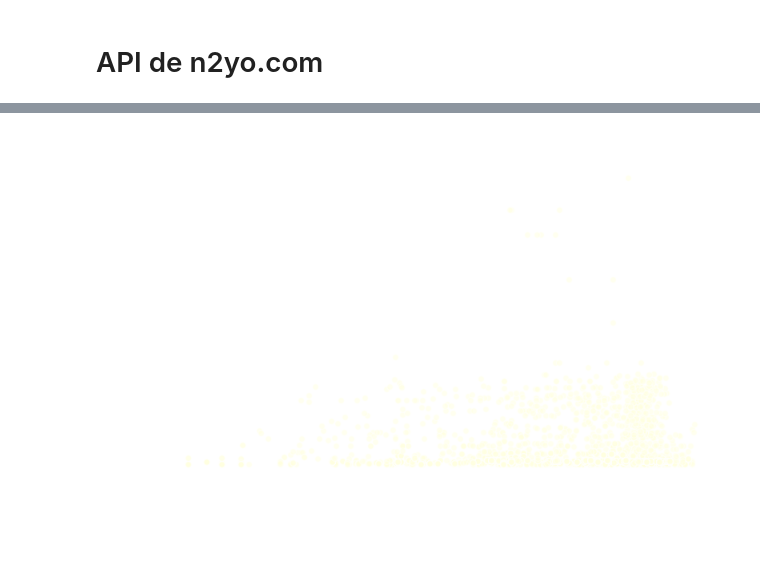
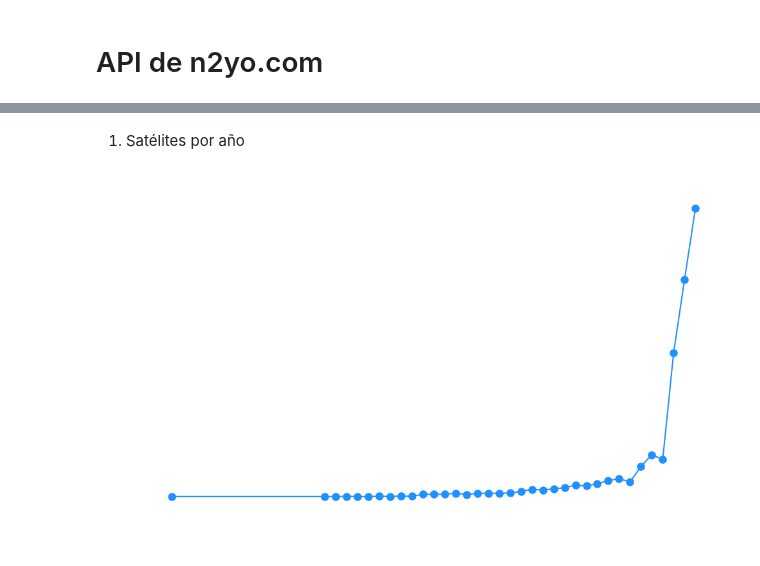
Before and after one commit to xavistem/satellite_data_analysis, a Jupyter notebook: satellite_data_analysis.ipynb, the cells around one changed output, grey strips where cells are left out. Saved outputs shown, nothing was run; the diff lists cells and outputs as text; code cells hidden in the pictures.

```diff
--- a/satellite_data_analysis.ipynb
+++ b/satellite_data_analysis.ipynb
@@ -335,7 +335,7 @@ for i in df_ucs[mask].index: # Recorre solo los índices donde mask es True (fil
     lat, lon, date = df_ucs.loc[i, ['lat', 'lon', 'date']] # Recuperamos lat/lon/date de la fila i, saca los 3 valores de esa fila
     weather_data = open_meteo_data(lat, lon, date) # Usamos la función de la API y guardamos esos 10 valores
     df_ucs.loc[i, columns] = weather_data # Asignamos esos datos a las 10 columnas de la misma fila
-    time.sleep(1) # Esto sirve para pausar un segundo entre petición y no sobrecargar la API
+    time.sleep(0.5) # Esto sirve para pausar un segundo entre petición y no sobrecargar la API
 # %%
 df_ucs.drop(columns=['precipitation_probability_mean', 'visibility_mean'], inplace=True)
 # %%
@@ -1365,22 +1229,34 @@ plt.show()
-# %%
-import matplotlib.pyplot as plt
-
-# Create scatter plot
-fig, ax = plt.subplots(figsize=(8, 5), facecolor='none')
-ax.scatter(df_ucs['temperature_2m_mean'], df_ucs['Launch Mass (kg.)'],
-           alpha=0.5, s=30, c='lightyellow', edgecolors='white')
-
-# Style
-ax.set_facecolor('none')
-fig.patch.set_alpha(0)
-for spine in ax.spines.values():
-    spine.set_color('white')
-ax.tick_params(colors='white')
-ax.set_title('Satellite Mass vs. Average Launch Temperature', color='white', pad=15)
-ax.set_xlabel('Average Temperature (°C)', color='white')
-ax.set_ylabel('Launch Mass (kg)', color='white')
-
-plt.tight_layout()
-plt.show()
-# %% [output]
-[figure, removed]
+# %% [markdown]
+1. Satélites por año
+# %%
+# Extraer el año de 'Date of Launch'
+df_ucs['Launch Year'] = df_ucs['Date of Launch'].dt.year
+
+# Filtrar los datos para excluir 2023
+df_filtered = df_ucs[df_ucs['Launch Year'] != 2023]
+
+# Contar lanzamientos por año (sin considerar 2023)
+launches_per_year = df_filtered.groupby('Launch Year').size()
+
+# Crear el gráfico de línea con marcadores
+plt.figure(figsize=(10, 6), facecolor='none')
+plt.plot(launches_per_year.index, launches_per_year.values, marker='o', color='dodgerblue', markersize=8)
+
+# Añadir título y etiquetas
+plt.title('Annual Evolution of Satellite Launches', fontsize=14, color='white')
+plt.xlabel('Year', color='white')
+plt.ylabel('Number of Launches', color='white')
+
+# Estética: fondo transparente y ticks en blanco
+plt.gca().set_facecolor('none')
+plt.gca().tick_params(axis='x', colors='white')  # Ticks del eje X
+plt.gca().tick_params(axis='y', colors='white')  # Ticks del eje Y
+
+# Eliminar la cuadrícula
+plt.grid(False)
+
+# Mostrar el gráfico
+plt.tight_layout()
+plt.show()
+# %% [output]
+[figure, added]
```
Also changed, not shown: parts of 29 cells of this notebook, 1 other file.
